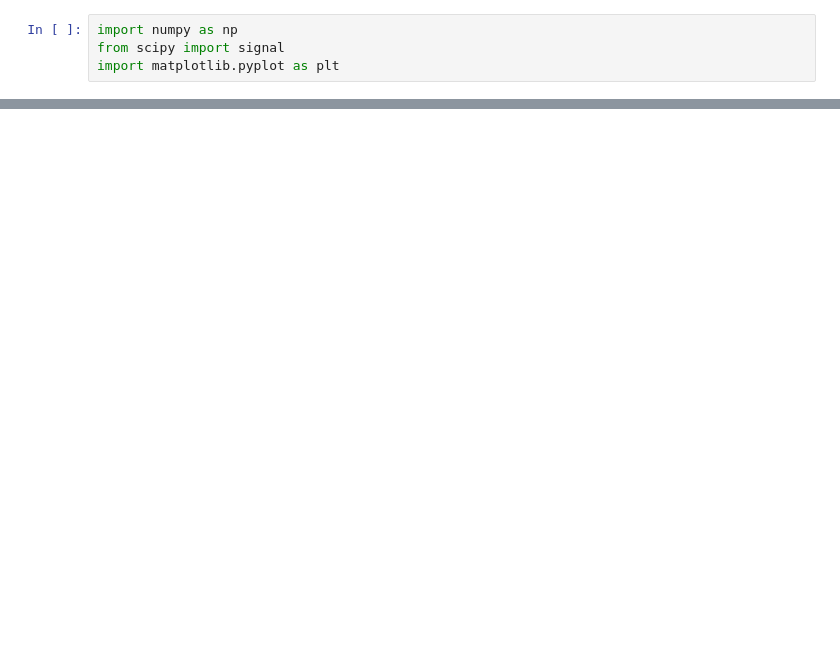
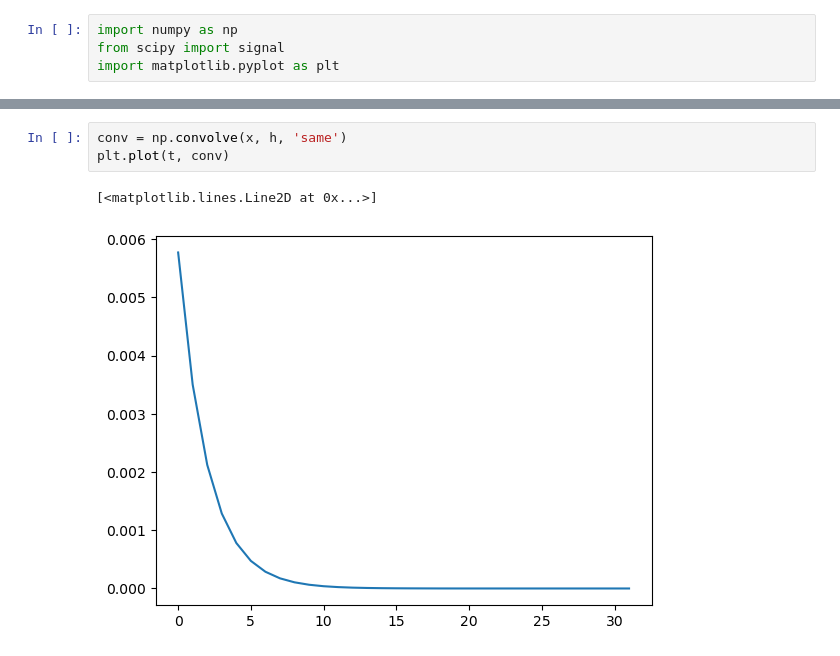
Before and after one commit to derick-amontagna/master-degree-ufsc-electrical-engineering, a Jupyter notebook: PSB/T1/ex02.ipynb, the cells around one changed output, grey strips where cells are left out. Cells and saved outputs as stored; diff of their text form; blank space fills up the shorter version.

```diff
--- a/PSB/T1/ex02.ipynb
+++ b/PSB/T1/ex02.ipynb
@@ -20,0 +20,6 @@ Text(0.5, 1.0, 'Conv')
+# %%
+conv = np.convolve(x, h, 'same')
+plt.plot(t, conv)
+# %% [output]
+[<matplotlib.lines.Line2D at 0x...>]
+[figure, added]
```
Also changed, not shown: parts of 2 cells of this notebook, 1 other file.
